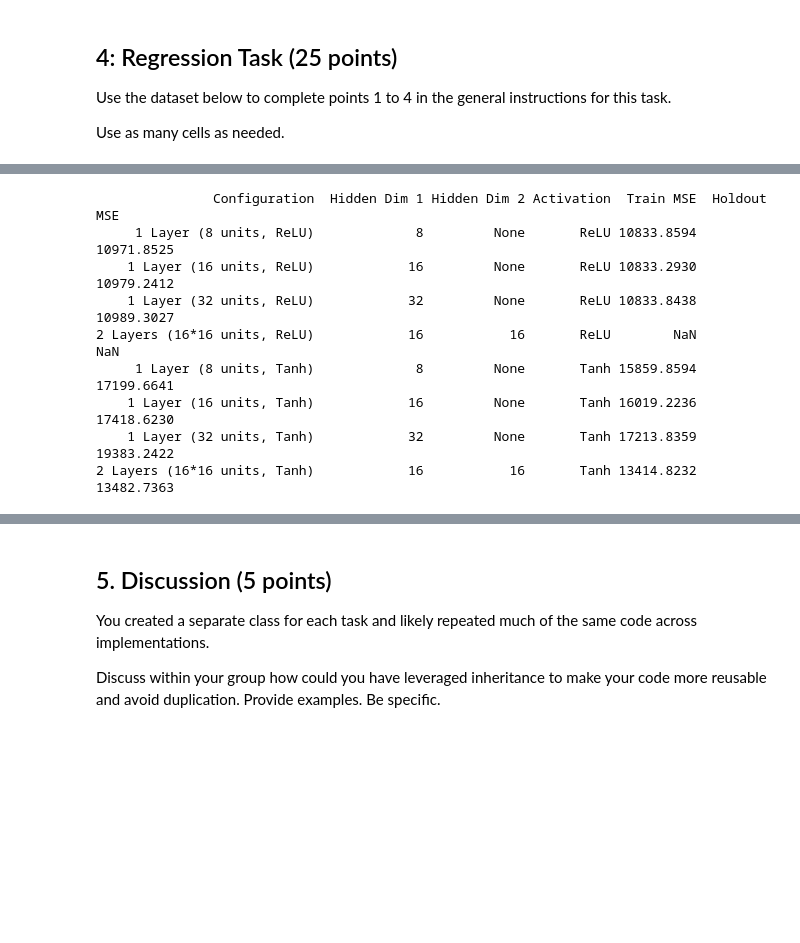
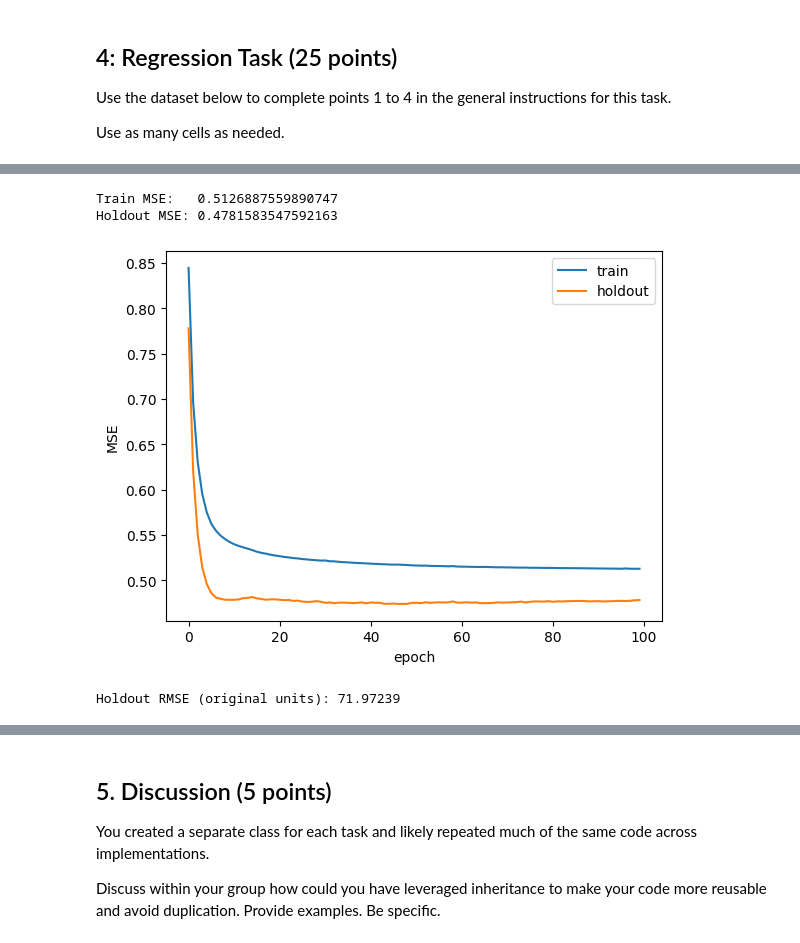
Before and after one commit to james-torgerson/ds4021_lab04, a Jupyter notebook: 04-manual-mlps.ipynb, the cells around one changed output, grey strips where cells are left out. Drawn from its saved outputs; the diff is of its cells as text; code cells hidden in the pictures; blank space fills up the shorter version.

```diff
--- a/04-manual-mlps.ipynb
+++ b/04-manual-mlps.ipynb
@@ -641,11 +607,15 @@ scaler = StandardScaler()
 X_train_scaled = scaler.fit_transform(X_train)
 X_holdout_scaled = scaler.transform(X_holdout) # standardize according to scaler fit to training data
 
-### also standardizing y b/c
+### was having issues w/ exploding gradients so will also standardize y
+### this is also addressed by the addition of fan-out scaling in __init__ but wanted to have both just in case :)
+y_scaler = StandardScaler()
+y_train_scaled = y_scaler.fit_transform(y_train.reshape(-1, 1)).ravel() #.ravel() is needed to return it to correct shape
+y_holdout_scaled = y_scaler.transform(y_holdout.reshape(-1, 1)).ravel()
 
 # convert to tensor
 X_train = torch.from_numpy(X_train_scaled).float()
 X_holdout = torch.from_numpy(X_holdout_scaled).float()
 
-y_train = torch.from_numpy(y_train).float()
-y_holdout = torch.from_numpy(y_holdout).float()
+y_train = torch.from_numpy(y_train_scaled).float()
+y_holdout = torch.from_numpy(y_holdout_scaled).float()
@@ -725,15 +622,29 @@ Epoch 90, Cost: 253.1692
-# %%
-# Create a compact summary DataFrame
-summary_df = pd.DataFrame(results)
-print("\n")
-print(summary_df.to_string(index=False))
-# %% [output]
-               Configuration  Hidden Dim 1 Hidden Dim 2 Activation  Train MSE  Holdout MSE
-     1 Layer (8 units, ReLU)             8         None       ReLU 10833.8594   10971.8525
-    1 Layer (16 units, ReLU)            16         None       ReLU 10833.2930   10979.2412
-    1 Layer (32 units, ReLU)            32         None       ReLU 10833.8438   10989.3027
-2 Layers (16*16 units, ReLU)            16           16       ReLU        NaN          NaN
-     1 Layer (8 units, Tanh)             8         None       Tanh 15859.8594   17199.6641
-    1 Layer (16 units, Tanh)            16         None       Tanh 16019.2236   17418.6230
-    1 Layer (32 units, Tanh)            32         None       Tanh 17213.8359   19383.2422
-2 Layers (16*16 units, Tanh)            16           16       Tanh 13414.8232   13482.7363
+# %%
+def mse(y_true, y_pred):
+    return ((y_pred.squeeze(-1) - y_true) ** 2).mean().item()
+
+# sanity check
+m = RegressionMLP(2, 8, learning_rate=0.01, activation=torch.relu)
+m.fit(X_train, y_train, n_epochs=100, X_val=X_holdout, y_val=y_holdout)
+
+# MSE on standardized scale
+print("Train MSE:  ", mse(y_train, m.predict(X_train)))
+print("Holdout MSE:", mse(y_holdout, m.predict(X_holdout)))
+
+# plot loss across epochs
+plt.plot(m.history["train_cost"], label="train")
+plt.plot(m.history["val_cost"], label="holdout")
+plt.xlabel("epoch")
+plt.ylabel("MSE")
+plt.legend()
+plt.show()
+
+#b/c i standardized y, we have to convert it back to original units so that it's interpretable against our noise=75
+pred_orig = y_scaler.inverse_transform(m.predict(X_holdout).numpy().reshape(-1, 1)).ravel()
+y_true_orig = y_scaler.inverse_transform(y_holdout.numpy().reshape(-1, 1)).ravel()
+print("Holdout RMSE (original units):", ((pred_orig - y_true_orig) ** 2).mean() ** 0.5)
+# %% [output]
+Train MSE:   0.5126887559890747
+Holdout MSE: 0.4781583547592163
+[figure, added]
+Holdout RMSE (original units): 71.97239
```
Also changed, not shown: parts of 5 cells of this notebook.
